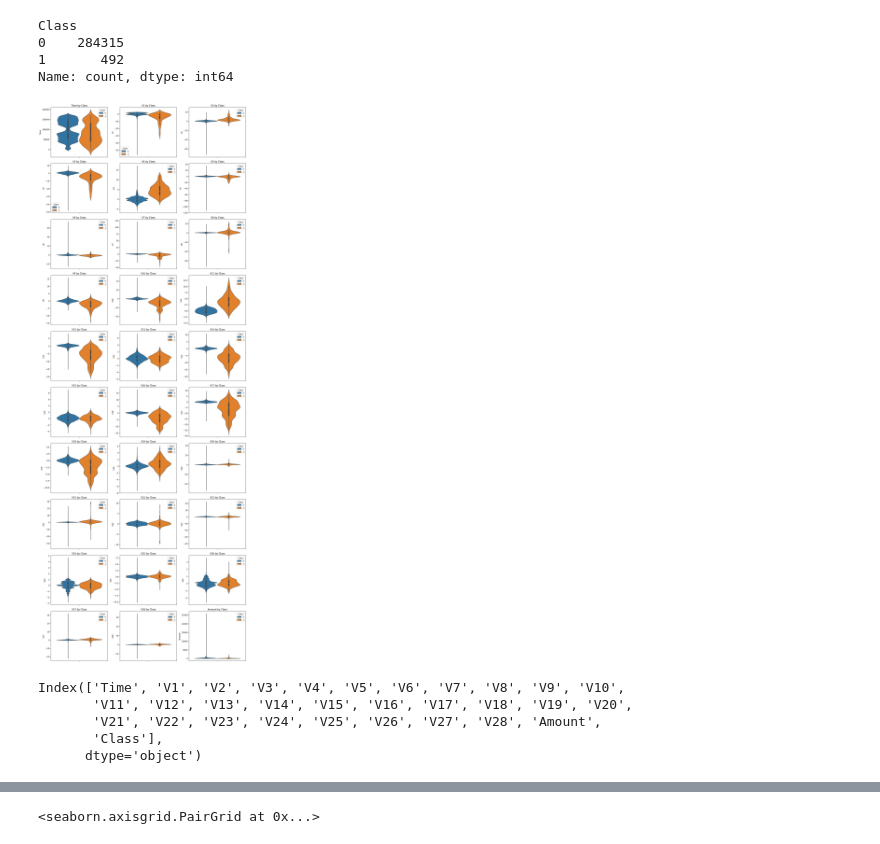
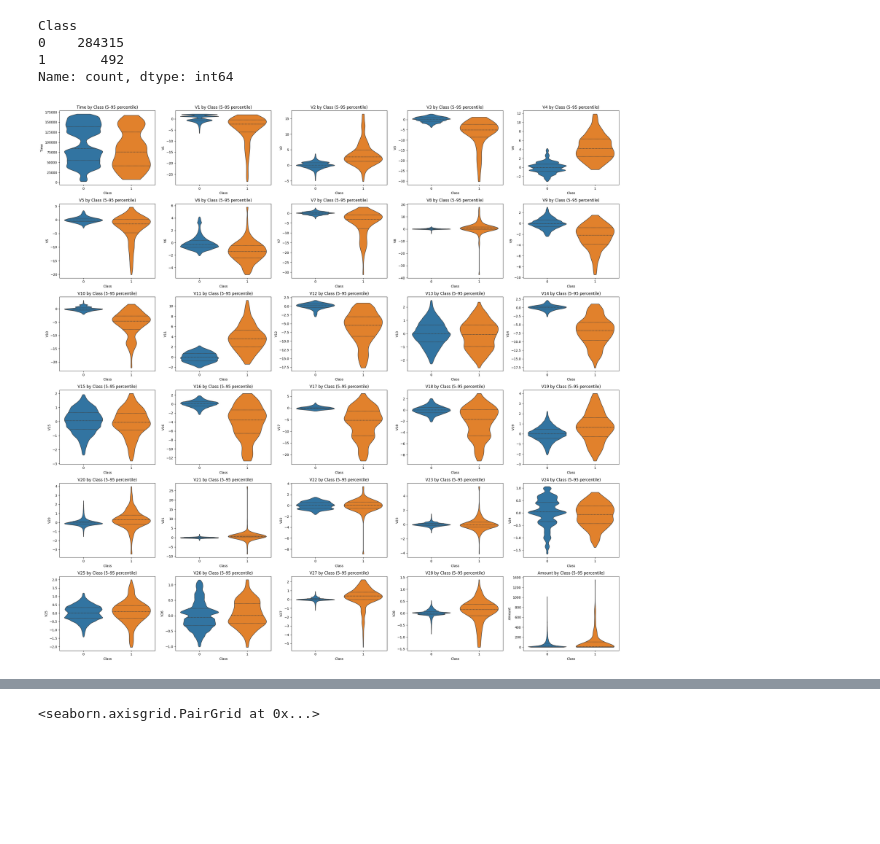
Before and after one commit to had499/credit-card-fraud-sandbox, a Jupyter notebook: services/training/notebooks/01-eda.ipynb, the cells around one changed output, grey strips where cells are left out. Drawn from its saved outputs; the diff is of its cells as text; code cells hidden in the pictures; blank space fills up the shorter version.

```diff
--- a/services/training/notebooks/01-eda.ipynb
+++ b/services/training/notebooks/01-eda.ipynb
@@ -42,28 +42,40 @@ Name: count, dtype: int64
 # %%
 import matplotlib.pyplot as plt
 import seaborn as sns
 import math
 
-ncols = 3
+ncols = 5
 data_cols = [col for col in df.columns if col != 'Class']
 nrows = math.ceil(len(data_cols) / ncols)
 
 plt.figure(figsize=(5 * ncols, 4 * nrows))
 
+
 for i, col in enumerate(data_cols):
+    # per-class percentiles
+    q = df.groupby('Class')[col].quantile([0.01, 0.99]).unstack()
+
+    mask = (
+        (df[col] >= df['Class'].map(q[0.01])) &
+        (df[col] <= df['Class'].map(q[0.99]))
+    )
+
+    df_trim = df[mask]
+
     plt.subplot(nrows, ncols, i + 1)
-    sns.violinplot(y=col, data=df, hue=df.Class)
-    plt.title(f'{col} by Class')
+    sns.violinplot(
+        data=df_trim,
+        x='Class',
+        y=col,
+        hue='Class',
+        cut=0,
+        inner='quartile',
+        legend=False   # avoids repeated legends
+    )
+
+    plt.title(f'{col} by Class (5–95 percentile)')
 
 plt.tight_layout()
 plt.show()
 # %% [output]
-[figure, old version]
+[figure, new version]
-# %%
-df.columns
-# %% [output]
-Index(['Time', 'V1', 'V2', 'V3', 'V4', 'V5', 'V6', 'V7', 'V8', 'V9', 'V10',
-       'V11', 'V12', 'V13', 'V14', 'V15', 'V16', 'V17', 'V18', 'V19', 'V20',
-       'V21', 'V22', 'V23', 'V24', 'V25', 'V26', 'V27', 'V28', 'Amount',
-       'Class'],
-      dtype='object')
```
Also changed, not shown: parts of 7 cells of this notebook, 6 other files.
